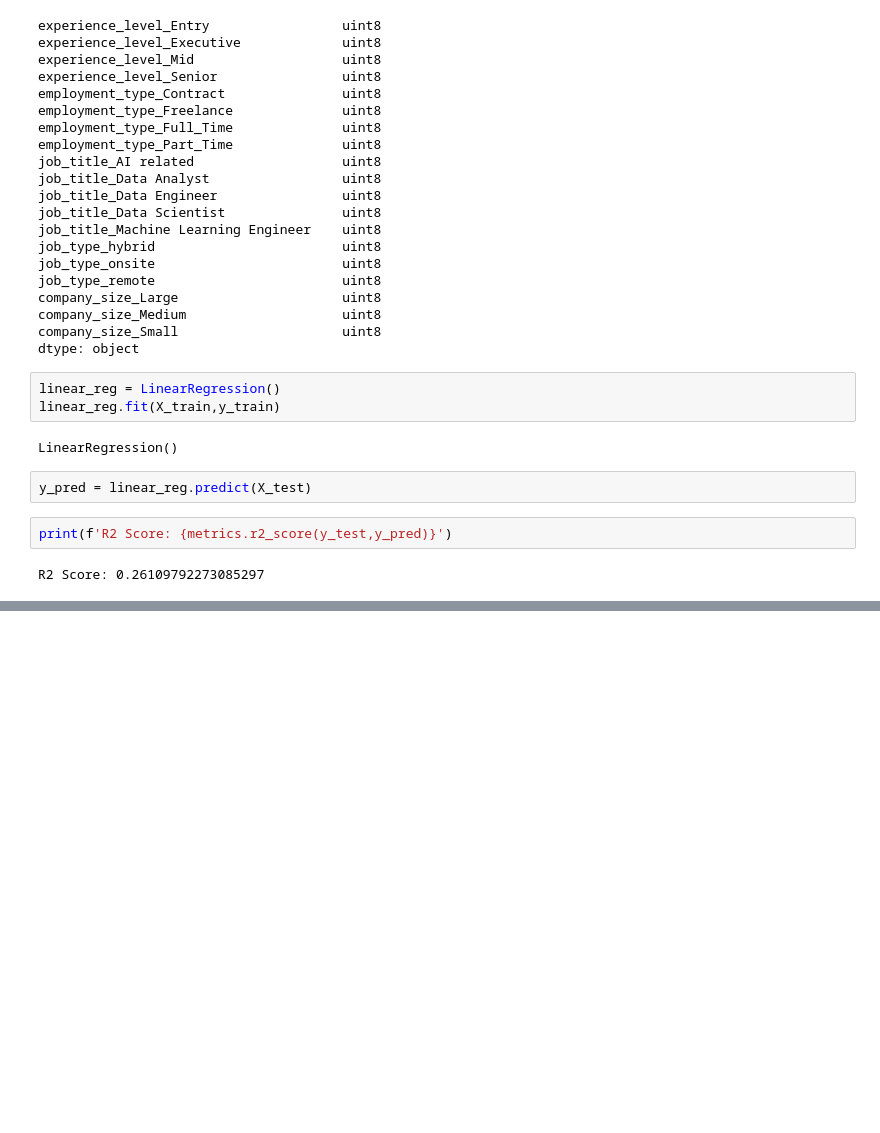
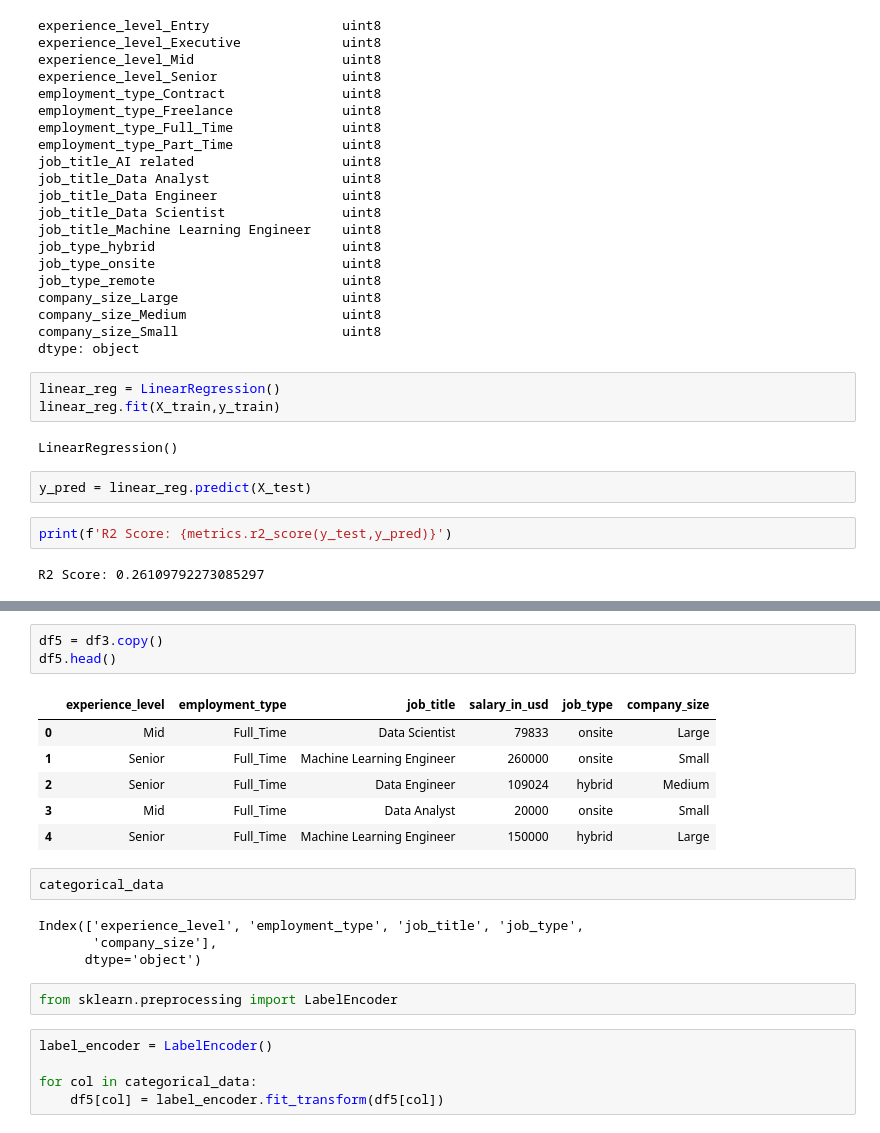
Before and after one commit to Suyog-Dhakal/DataScience-Projects, a Jupyter notebook: DataScienceSalaryPrediction/DataScienceSalaryPrediction.ipynb, the cells around one changed output, grey strips where cells are left out. Saved outputs shown, nothing was run; the diff lists cells and outputs as text; blank space fills up the shorter version.

```diff
--- a/DataScienceSalaryPrediction/DataScienceSalaryPrediction.ipynb
+++ b/DataScienceSalaryPrediction/DataScienceSalaryPrediction.ipynb
@@ -601,0 +613,23 @@ R2 Score: 0.26109792273085297
+# %%
+df5 = df3.copy()
+df5.head()
+# %% [output]
+|  | experience_level | employment_type | job_title | salary_in_usd | job_type | company_size |
+| 0 | Mid | Full_Time | Data Scientist | 79833 | onsite | Large |
+| 1 | Senior | Full_Time | Machine Learning Engineer | 260000 | onsite | Small |
+| 2 | Senior | Full_Time | Data Engineer | 109024 | hybrid | Medium |
+| 3 | Mid | Full_Time | Data Analyst | 20000 | onsite | Small |
+| 4 | Senior | Full_Time | Machine Learning Engineer | 150000 | hybrid | Large |
+# %%
+categorical_data
+# %% [output]
+Index(['experience_level', 'employment_type', 'job_title', 'job_type',
+       'company_size'],
+      dtype='object')
+# %%
+from sklearn.preprocessing import LabelEncoder
+# %%
+label_encoder = LabelEncoder()
+
+for col in categorical_data:
+    df5[col] = label_encoder.fit_transform(df5[col])
```
Also changed, not shown: parts of 6 cells of this notebook.
